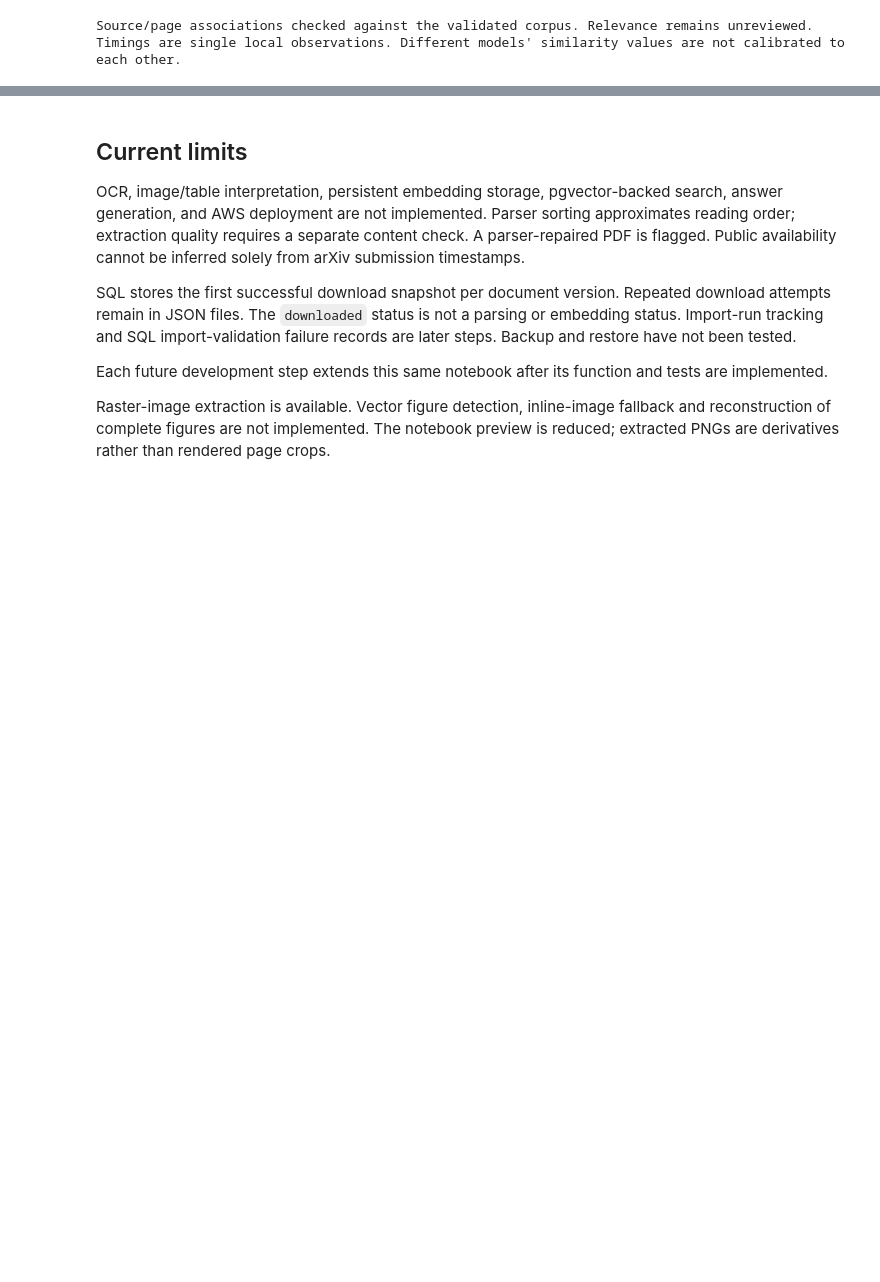
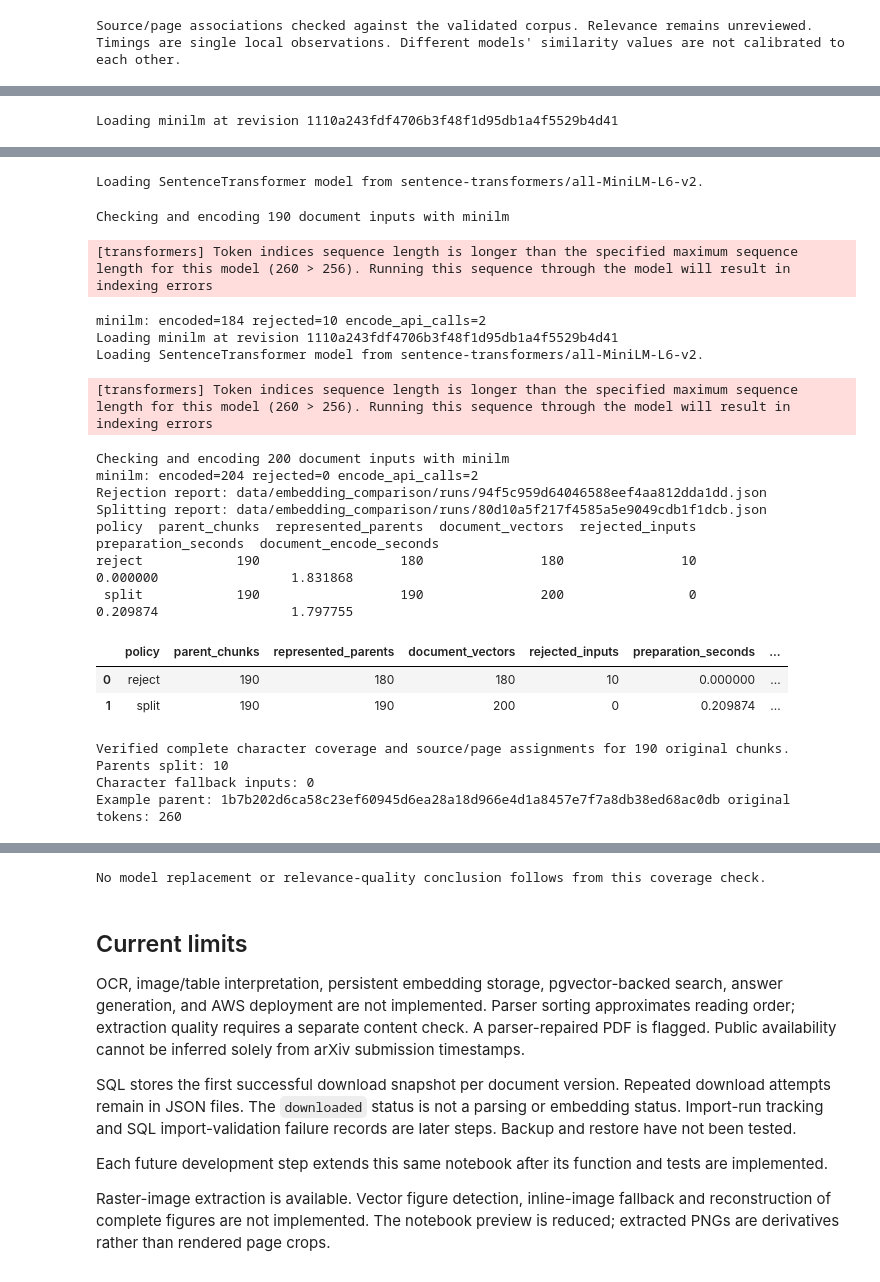
Before and after one commit to tubakadriye/search4cure-diabetes-multi-agent-system, a Jupyter notebook: notebooks/walkthrough.ipynb, the cells around one changed output, grey strips where cells are left out. Cells and saved outputs as stored; diff of their text form; code cells hidden in the pictures; blank space fills up the shorter version.

Commit message:
Add source-preserving MiniLM input splitting

```diff
--- a/notebooks/walkthrough.ipynb
+++ b/notebooks/walkthrough.ipynb
@@ -1073,0 +1082,57 @@ Timings are single local observations. Different models' similarity values are n
+# %%
+from embedding_comparison import compare_models
+from download_pdf import save_metadata
+import pandas as pd
+from pathlib import Path
+
+if "comparison_corpus" not in globals():
+    raise RuntimeError("Run section 15 first to select and validate a frozen corpus.")
+minilm_specs = [spec for spec in comparison_specs if spec["name"] == "minilm"]
+assert len(minilm_specs) == 1
+mini_before = compare_models(comparison_corpus, comparison_questions, minilm_specs, offline=True, document_policy="reject")
+mini_after = compare_models(comparison_corpus, comparison_questions, minilm_specs, offline=True, document_policy="split")
+report_dir = Path("data/embedding_comparison/runs")
+report_dir.mkdir(parents=True, exist_ok=True)
+before_path = save_metadata(report_dir, mini_before)
+after_path = save_metadata(report_dir, mini_after)
+print("Rejection report:", before_path)
+print("Splitting report:", after_path)
+before_model, after_model = mini_before["models"][0], mini_after["models"][0]
+assert before_model["status"] != "failed" and after_model["status"] == "complete"
+parent_rows = {row["id"]: row for row in comparison_corpus["chunks"]}
+children = after_model["documents"]["items"]
+for parent_id, parent in parent_rows.items():
+    parts = sorted((child for child in children if child["parent_chunk_id"] == parent_id), key=lambda row: row["input_number"])
+    assert parts and "".join(child["text"] for child in parts) == parent["text"]
+    cursor = parent["start_char"]
+    for part in parts:
+        assert part["start_char"] == cursor and part["tokens"] <= minilm_specs[0]["max_seq_length"]
+        assert all(part[field] == parent[field] for field in ("arxiv_id", "version", "pdf_sha256", "page_number"))
+        assert part["text"] == parent["text"][part["start_char"]-parent["start_char"]:part["end_char"]-parent["start_char"]]
+        cursor = part["end_char"]
+    assert cursor == parent["end_char"]
+coverage = pd.DataFrame([
+    {"policy": "reject", "parent_chunks": len(parent_rows), "represented_parents": len(before_model["documents"]["items"]),
+     "document_vectors": len(before_model["documents"]["vectors"]), "rejected_inputs": len(before_model["documents"]["rejected"]),
+     "preparation_seconds": 0.0, "document_encode_seconds": before_model["documents"]["encode_seconds"]},
+    {"policy": "split", "parent_chunks": len(parent_rows), "represented_parents": len({row["parent_chunk_id"] for row in children}),
+     "document_vectors": len(after_model["documents"]["vectors"]), "rejected_inputs": len(after_model["documents"]["rejected"]),
+     "preparation_seconds": after_model["input_preparation_seconds"], "document_encode_seconds": after_model["documents"]["encode_seconds"]},
+])
+print(coverage.to_string(index=False))
+display(coverage)
+print("Verified complete character coverage and source/page assignments for", len(parent_rows), "original chunks.")
+print("Parents split:", after_model["input_preparation"]["split_parent_count"])
+print("Character fallback inputs:", after_model["input_preparation"]["character_fallback_inputs"])
+example = next((row for row in after_model["input_preparation"]["parents"] if row["input_count"] > 1), None)
+if example:
+    example_parts = [row for row in children if row["parent_chunk_id"] == example["parent_chunk_id"]]
+    print("Example parent:", example["parent_chunk_id"], "original tokens:", example["original_tokens"])
+    display(pd.DataFrame(example_parts)[["parent_chunk_id", "input_number", "start_char", "end_char", "tokens", "text"]])
+else:
+    print("No original chunks needed splitting in this corpus.")
+assert mini_before["corpus"]["sha256"] == mini_after["corpus"]["sha256"]
+assert mini_before["quality_metrics"] is mini_after["quality_metrics"] is None
+print("No model replacement or relevance-quality conclusion follows from this coverage check.")
+# %% [output]
+Loading minilm at revision 1110a243fdf4706b3f48f1d95db1a4f5529b4d41
@@ -1073,0 +1140,21 @@ Timings are single local observations. Different models' similarity values are n
+Loading SentenceTransformer model from sentence-transformers/all-MiniLM-L6-v2.
+Checking and encoding 190 document inputs with minilm
+[transformers] Token indices sequence length is longer than the specified maximum sequence length for this model (260 > 256). Running this sequence through the model will result in indexing errors
+minilm: encoded=184 rejected=10 encode_api_calls=2
+Loading minilm at revision 1110a243fdf4706b3f48f1d95db1a4f5529b4d41
+Loading SentenceTransformer model from sentence-transformers/all-MiniLM-L6-v2.
+[transformers] Token indices sequence length is longer than the specified maximum sequence length for this model (260 > 256). Running this sequence through the model will result in indexing errors
+Checking and encoding 200 document inputs with minilm
+minilm: encoded=204 rejected=0 encode_api_calls=2
+Rejection report: data/embedding_comparison/runs/94f5c959d64046588eef4aa812dda1dd.json
+Splitting report: data/embedding_comparison/runs/80d10a5f217f4585a5e9049cdb1f1dcb.json
+policy  parent_chunks  represented_parents  document_vectors  rejected_inputs  preparation_seconds  document_encode_seconds
+reject            190                  180               180               10             0.000000                 1.831868
+ split            190                  190               200                0             0.209874                 1.797755
+|  | policy | parent_chunks | represented_parents | document_vectors | rejected_inputs | preparation_seconds | ... |
+| 0 | reject | 190 | 180 | 180 | 10 | 0.000000 | ... |
+| 1 | split | 190 | 190 | 200 | 0 | 0.209874 | ... |
+Verified complete character coverage and source/page assignments for 190 original chunks.
+Parents split: 10
+Character fallback inputs: 0
+Example parent: 1b7b202d6ca58c23ef60945d6ea28a18d966e4d1a8457e7f7a8db38ed68ac0db original tokens: 260
@@ -1074,3 +1164,4 @@ Timings are single local observations. Different models' similarity values are n
+No model replacement or relevance-quality conclusion follows from this coverage check.
 # %% [markdown]
 ## Current limits
 
```
Also changed, not shown: parts of 2 cells of this notebook, 7 other files.
